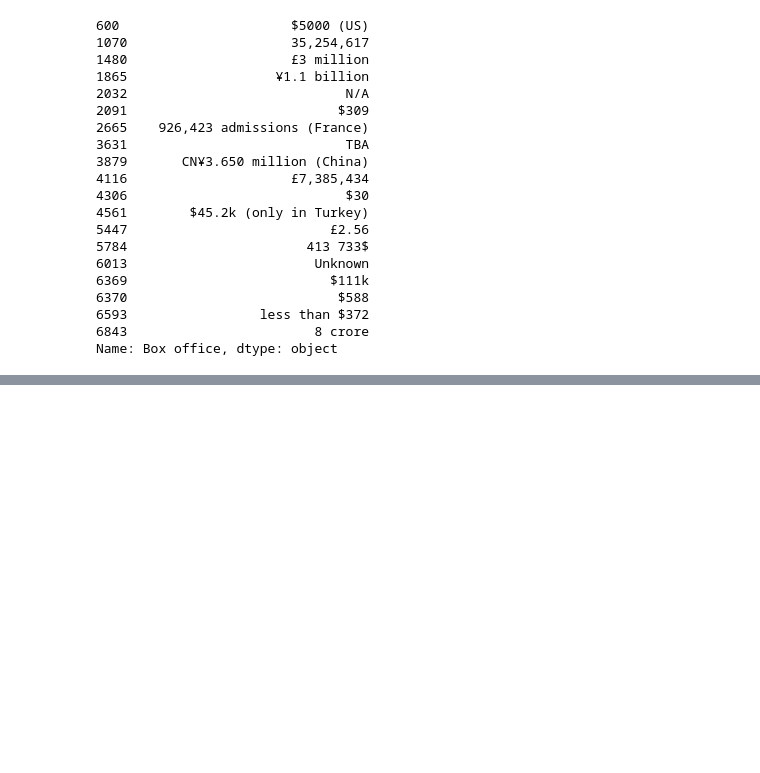
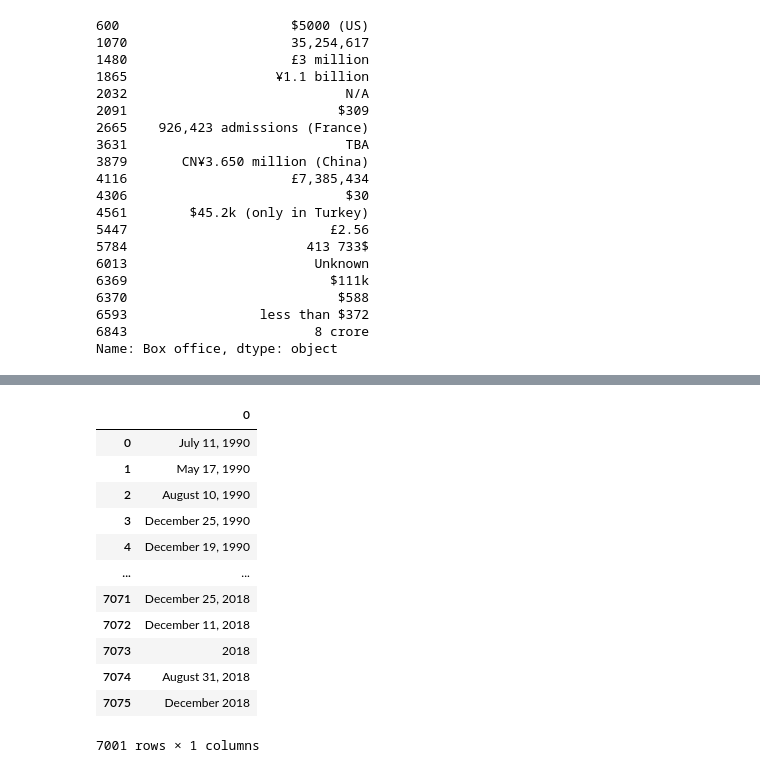
Before and after one commit to Alyssa-CG/Module8-Movies-ETL, a Jupyter notebook: Data Cleaning.ipynb, the cells around one changed output, grey strips where cells are left out. Saved outputs shown, nothing was run; the diff lists cells and outputs as text; code cells hidden in the pictures; blank space fills up the shorter version.

Commit message:
Wiki dataset cleaned

```diff
--- a/Data Cleaning.ipynb
+++ b/Data Cleaning.ipynb
@@ -786,0 +928,5 @@ Name: Box office, dtype: object
+# %%
+# Remove the citation references [#]
+
+budget = budget.str.replace(r'\[\d+\]\s*', '')
+budget[~matches_form_one & ~matches_form_two]
@@ -786,0 +951,7 @@ Name: Box office, dtype: object
+# %%
+# 30 (38 rows) values remain. The juice ain't worth the squeeze.
+# Everything is now ready to parse the budget values.
+# We can copy the line of code we used to parse the box office values,
+# changing “box_office” to “budget”:
+
+wiki_movies_df['budget'] = budget.str.extract(f'({form_one}|{form_two})', flags=re.IGNORECASE)[0].apply(parse_dollars)
@@ -786,0 +978,11 @@ Name: Box office, dtype: object
+# %%
+# We can also drop the original Budget column.
+
+wiki_movies_df.drop('Budget', axis=1, inplace=True)
+# %%
+# Parsing the release date will follow a similar pattern to parsing
+# box office and budget, but with different forms.
+# First, make a variable that holds the non-null values of Release
+# date in the DataFrame, converting lists to strings:
+
+release_date = wiki_movies_df['Release date'].dropna().apply(lambda x: ' '.join(x) if type(x) == list else x)
@@ -786,0 +1002,18 @@ Name: Box office, dtype: object
+# %%
+# Extract the dates
+
+release_date.str.extract(f'({date_form_one}|{date_form_two}|{date_form_three}|{date_form_four})', flags=re.IGNORECASE)
+# %% [output]
+|  | 0 |
+| 0 | July 11, 1990 |
+| 1 | May 17, 1990 |
+| 2 | August 10, 1990 |
+| 3 | December 25, 1990 |
+| 4 | December 19, 1990 |
+| ... | ... |
+| 7071 | December 25, 2018 |
+| 7072 | December 11, 2018 |
+| 7073 | 2018 |
+| 7074 | August 31, 2018 |
+| 7075 | December 2018 |
+7001 rows × 1 columns
```
Also changed, not shown: parts of 31 cells of this notebook.
